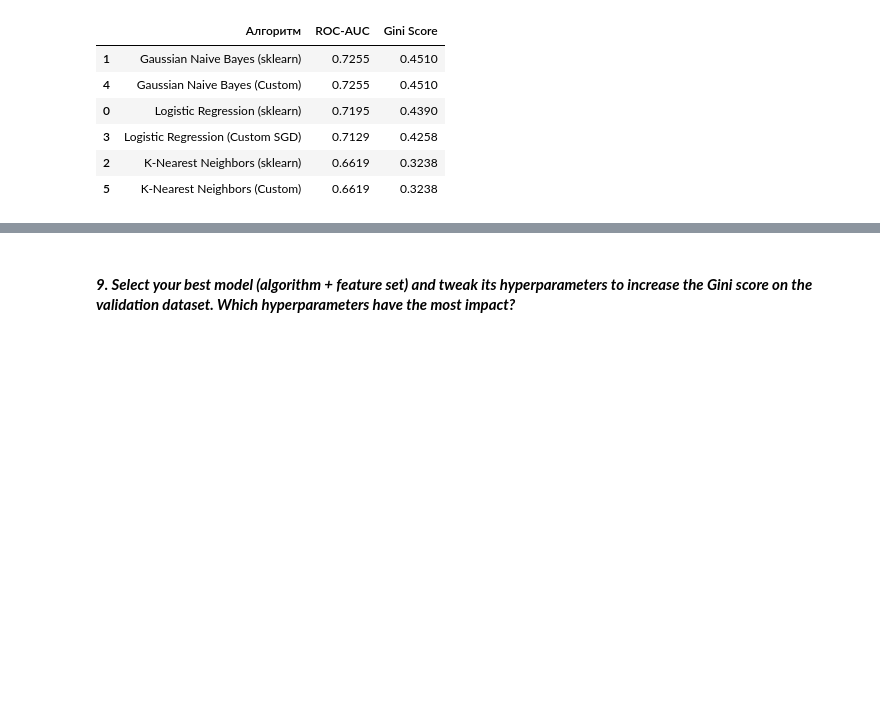
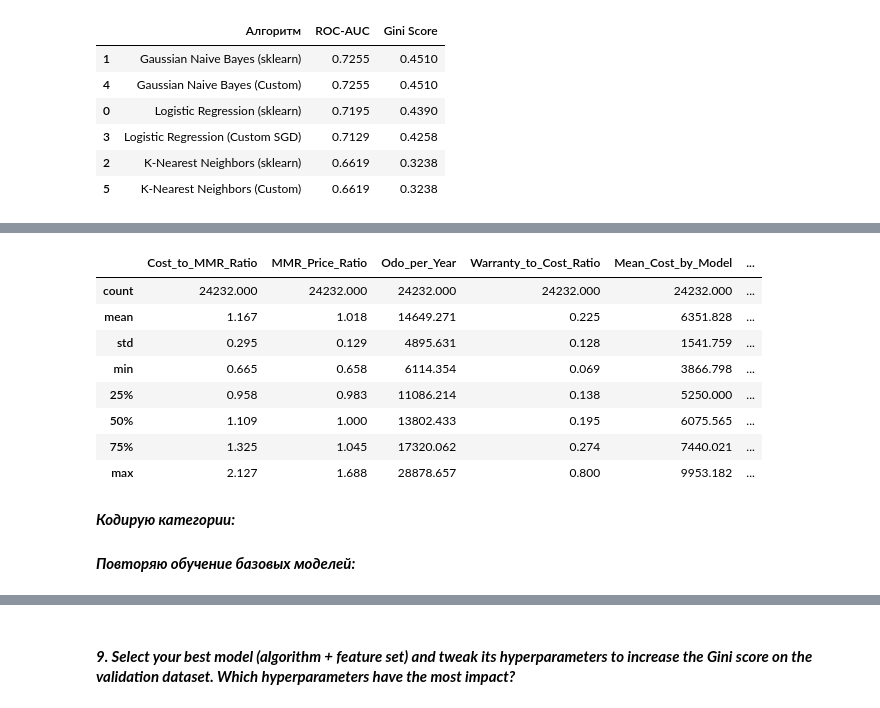
Before and after one commit to RunForJoy/ml-classification-metrics, a Jupyter notebook: src/ml_4.ipynb, the cells around one changed output, grey strips where cells are left out. Saved outputs shown, nothing was run; the diff lists cells and outputs as text; code cells hidden in the pictures; blank space fills up the shorter version.

```diff
--- a/src/ml_4.ipynb
+++ b/src/ml_4.ipynb
@@ -1187,0 +1401,21 @@ Add new features to your pipeline, repeat step 4. Did you manage to increase you
+# %%
+for col in new_features:
+    p01 = train_fe[col].quantile(0.01)
+    p99 = train_fe[col].quantile(0.99)
+    train_fe[col] = train_fe[col].clip(lower=p01, upper=p99)
+    valid_fe[col] = valid_fe[col].clip(lower=p01, upper=p99)
+    test_fe[col] = test_fe[col].clip(lower=p01, upper=p99)
+# %%
+train_fe[new_features].describe().round(3)
+# %% [output]
+|  | Cost_to_MMR_Ratio | MMR_Price_Ratio | Odo_per_Year | Warranty_to_Cost_Ratio | Mean_Cost_by_Model | ... |
+| count | 24232.000 | 24232.000 | 24232.000 | 24232.000 | 24232.000 | ... |
+| mean | 1.167 | 1.018 | 14649.271 | 0.225 | 6351.828 | ... |
+| std | 0.295 | 0.129 | 4895.631 | 0.128 | 1541.759 | ... |
+| min | 0.665 | 0.658 | 6114.354 | 0.069 | 3866.798 | ... |
+| 25% | 0.958 | 0.983 | 11086.214 | 0.138 | 5250.000 | ... |
+| 50% | 1.109 | 1.000 | 13802.433 | 0.195 | 6075.565 | ... |
+| 75% | 1.325 | 1.045 | 17320.062 | 0.274 | 7440.021 | ... |
+| max | 2.127 | 1.688 | 28878.657 | 0.800 | 9953.182 | ... |
+# %% [markdown]
+***Кодирую категории:***
@@ -1187,0 +1454,2 @@ Add new features to your pipeline, repeat step 4. Did you manage to increase you
+# %% [markdown]
+***Повторяю обучение базовых моделей:***
```
Also changed, not shown: parts of 29 cells of this notebook, 3 other files.
